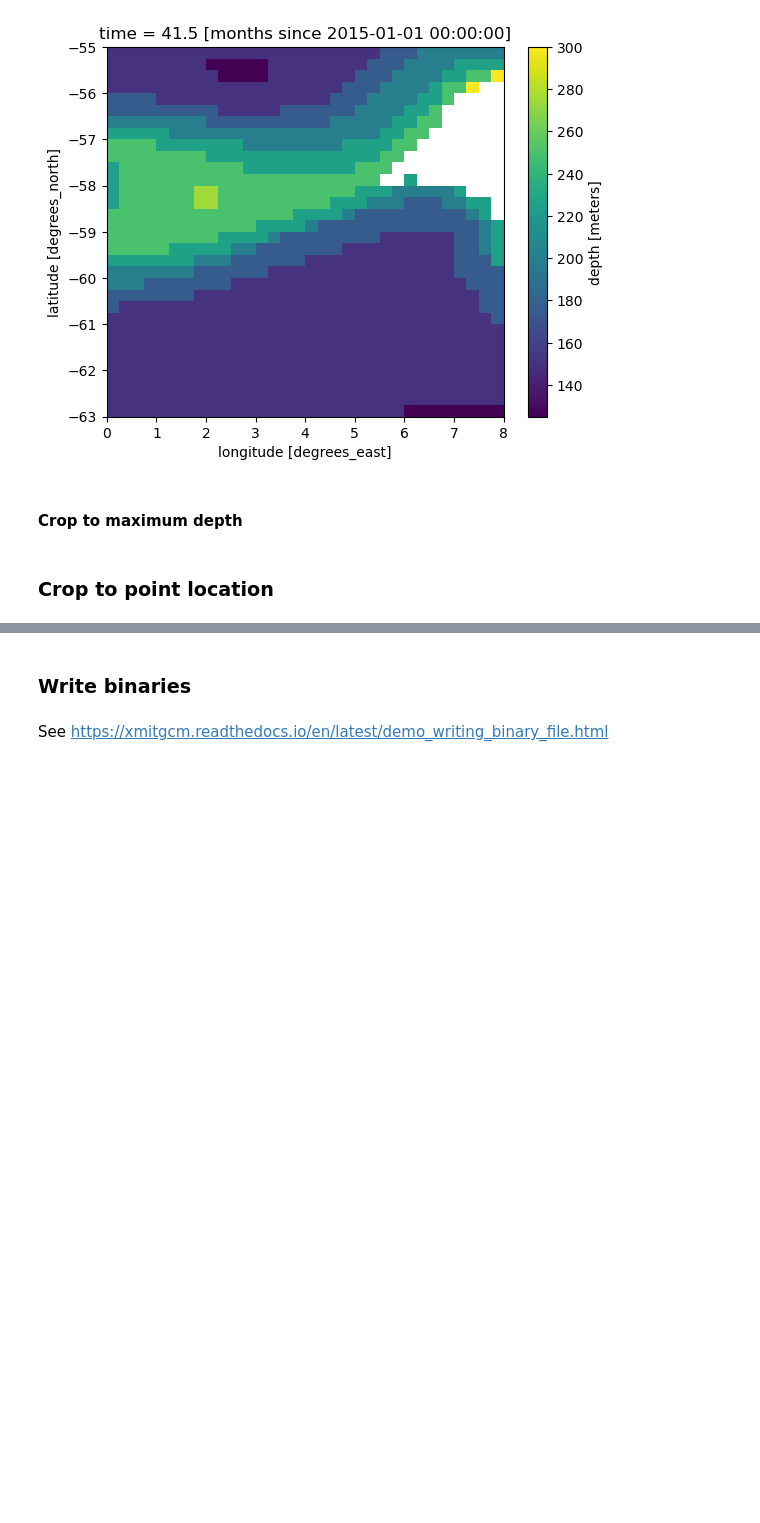
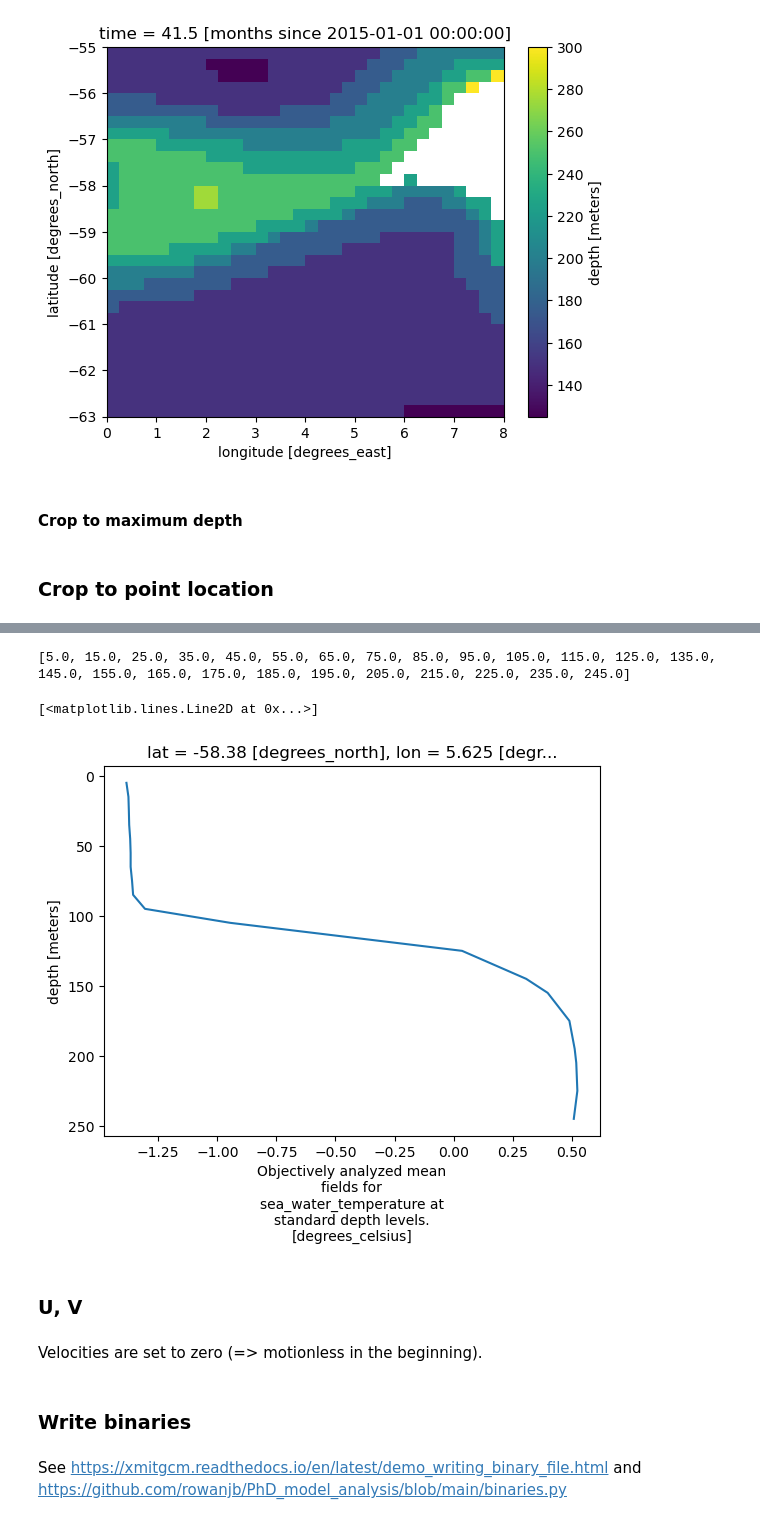
Before and after one commit to marlene-schramm/MSc_data_analysis, a Jupyter notebook: InitCond.ipynb, the cells around one changed output, grey strips where cells are left out. Cells and saved outputs as stored; diff of their text form; code cells hidden in the pictures; blank space fills up the shorter version.

Commit message:
first messy draft for writing T,S,u/v binaries

```diff
--- a/InitCond.ipynb
+++ b/InitCond.ipynb
@@ -125,5 +133,22 @@ ds_loc = ds.sel(lat = lat_loc, lon = lon_loc, method = "nearest")
 # %%
 # grid
-cell_size = 0.5 # [deg]
+dx = 0.5 # [deg]
+dy = 0.5 # [deg]
+Nx = int((lon_slice.stop-lon_slice.start)/dx)
+Ny = int((lat_slice.stop-lat_slice.start)/dy)
+dz = 10 # [m]
+Nz = int(max_depth/dz)
 
-# vertical structure?
+zs = [float(i)*dz+0.5*dz for i in range(Nz)]
+print(zs)
+
+ds_loc_interp = ds_loc.interp(depth = zs)
+ds_loc_interp["t"].plot(y = "depth", yincrease = False)
+# %% [output]
+[5.0, 15.0, 25.0, 35.0, 45.0, 55.0, 65.0, 75.0, 85.0, 95.0, 105.0, 115.0, 125.0, 135.0, 145.0, 155.0, 165.0, 175.0, 185.0, 195.0, 205.0, 215.0, 225.0, 235.0, 245.0]
+[<matplotlib.lines.Line2D at 0x...>]
+[figure, added]
+# %% [markdown]
+### U, V
+# %% [markdown]
+Velocities are set to zero (=> motionless in the beginning).
@@ -130,4 +157,4 @@ cell_size = 0.5 # [deg]
 # %% [markdown]
 ### Write binaries
 # %% [markdown]
-See https://xmitgcm.readthedocs.io/en/latest/demo_writing_binary_file.html
+See https://xmitgcm.readthedocs.io/en/latest/demo_writing_binary_file.html and https://github.com/rowanjb/PhD_model_analysis/blob/main/binaries.py
```
Also changed, not shown: parts of 6 cells of this notebook.
